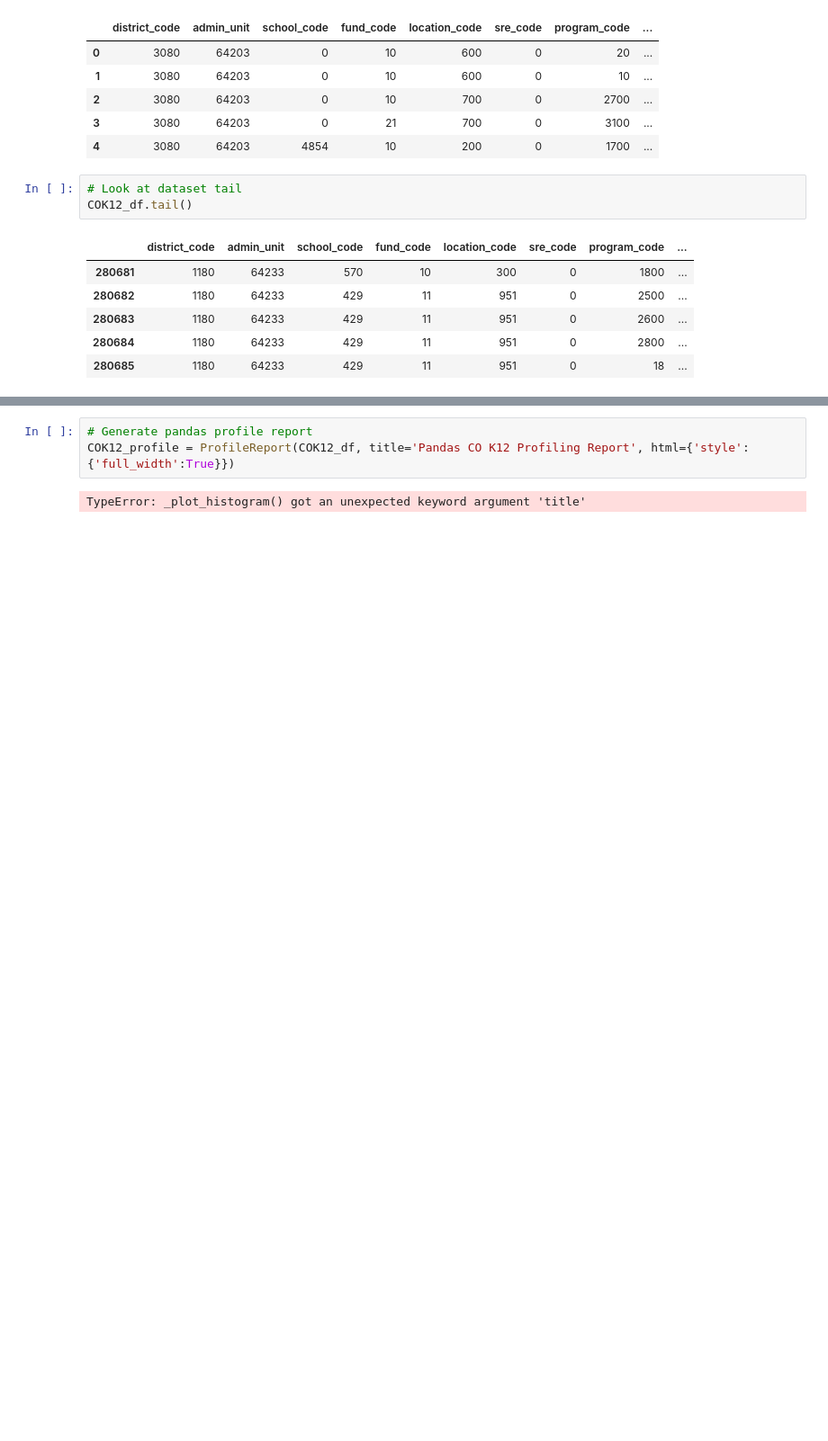
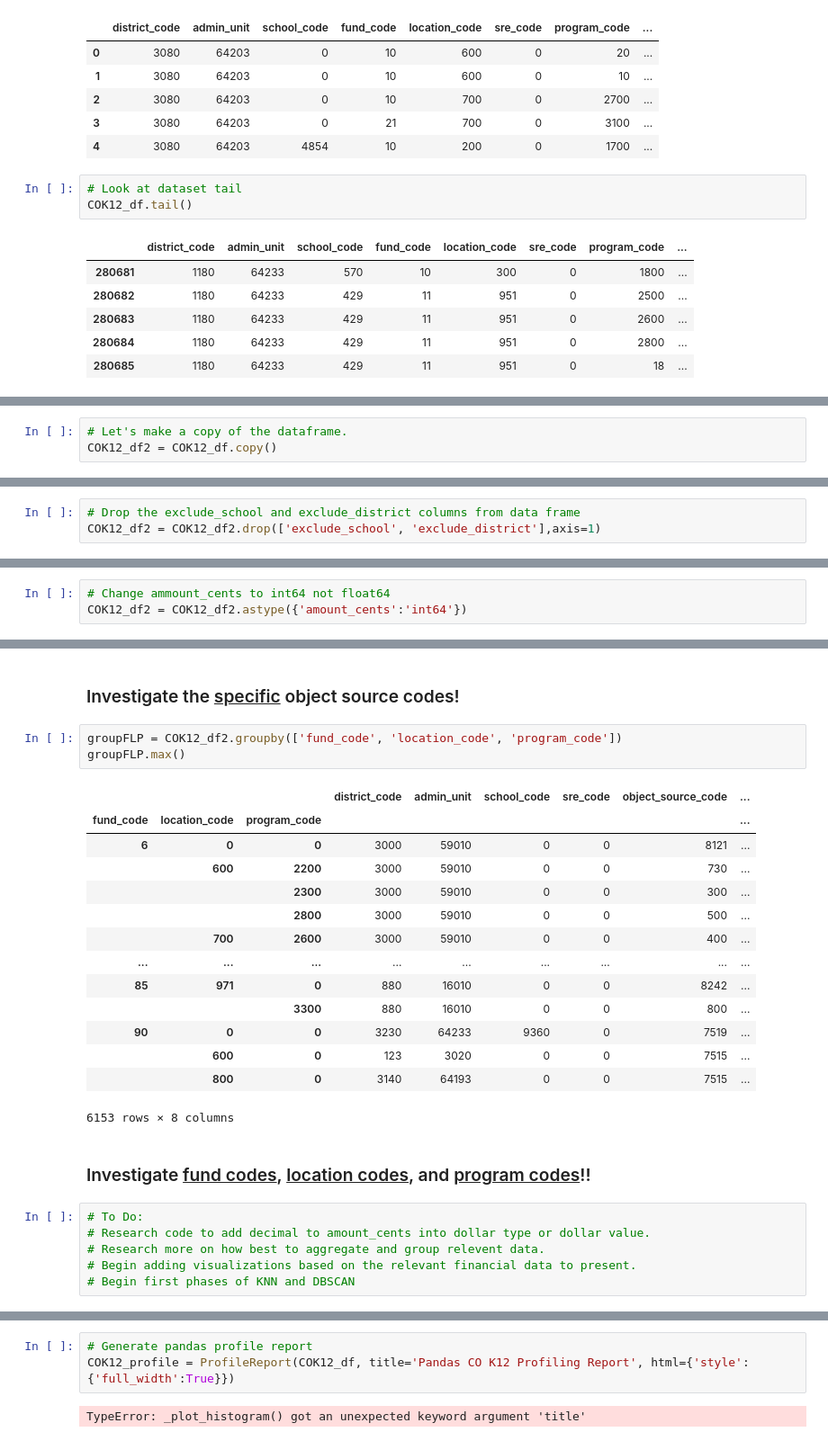
Before and after one commit to stacysandy/Data-Science-Practicum-II, a Jupyter notebook: Stacey_Sandy-Practicum_II.ipynb, the cells around one changed output, grey strips where cells are left out. Shown at 90% size. Saved outputs shown, nothing was run; the diff lists cells and outputs as text; blank space fills up the shorter version.

```diff
--- a/Stacey_Sandy-Practicum_II.ipynb
+++ b/Stacey_Sandy-Practicum_II.ipynb
@@ -97,0 +122,3 @@ memory usage: 27.8+ MB
+# %%
+# Let's make a copy of the dataframe.
+COK12_df2 = COK12_df.copy()
@@ -97,0 +142,3 @@ memory usage: 27.8+ MB
+# %%
+# Drop the exclude_school and exclude_district columns from data frame
+COK12_df2 = COK12_df2.drop(['exclude_school', 'exclude_district'],axis=1)
@@ -97,0 +163,3 @@ memory usage: 27.8+ MB
+# %%
+# Change ammount_cents to int64 not float64
+COK12_df2 = COK12_df2.astype({'amount_cents':'int64'})
@@ -97,0 +427,28 @@ memory usage: 27.8+ MB
+# %% [markdown]
+### Investigate the <u>specific</u> object source codes!
+# %%
+groupFLP = COK12_df2.groupby(['fund_code', 'location_code', 'program_code'])
+groupFLP.max()
+# %% [output]
+|  |  |  | district_code | admin_unit | school_code | sre_code | object_source_code | ... |
+| fund_code | location_code | program_code |  |  |  |  |  | ... |
+| 6 | 0 | 0 | 3000 | 59010 | 0 | 0 | 8121 | ... |
+|  | 600 | 2200 | 3000 | 59010 | 0 | 0 | 730 | ... |
+|  |  | 2300 | 3000 | 59010 | 0 | 0 | 300 | ... |
+|  |  | 2800 | 3000 | 59010 | 0 | 0 | 500 | ... |
+|  | 700 | 2600 | 3000 | 59010 | 0 | 0 | 400 | ... |
+| ... | ... | ... | ... | ... | ... | ... | ... | ... |
+| 85 | 971 | 0 | 880 | 16010 | 0 | 0 | 8242 | ... |
+|  |  | 3300 | 880 | 16010 | 0 | 0 | 800 | ... |
+| 90 | 0 | 0 | 3230 | 64233 | 9360 | 0 | 7519 | ... |
+|  | 600 | 0 | 123 | 3020 | 0 | 0 | 7515 | ... |
+|  | 800 | 0 | 3140 | 64193 | 0 | 0 | 7515 | ... |
+6153 rows × 8 columns
+# %% [markdown]
+### Investigate <u>fund codes</u>, <u>location codes</u>, and <u>program codes</u>!!
+# %%
+# To Do:
+# Research code to add decimal to amount_cents into dollar type or dollar value.
+# Research more on how best to aggregate and group relevent data.
+# Begin adding visualizations based on the relevant financial data to present.
+# Begin first phases of KNN and DBSCAN
```
Also changed, not shown: parts of 47 cells of this notebook, 4 other files.
